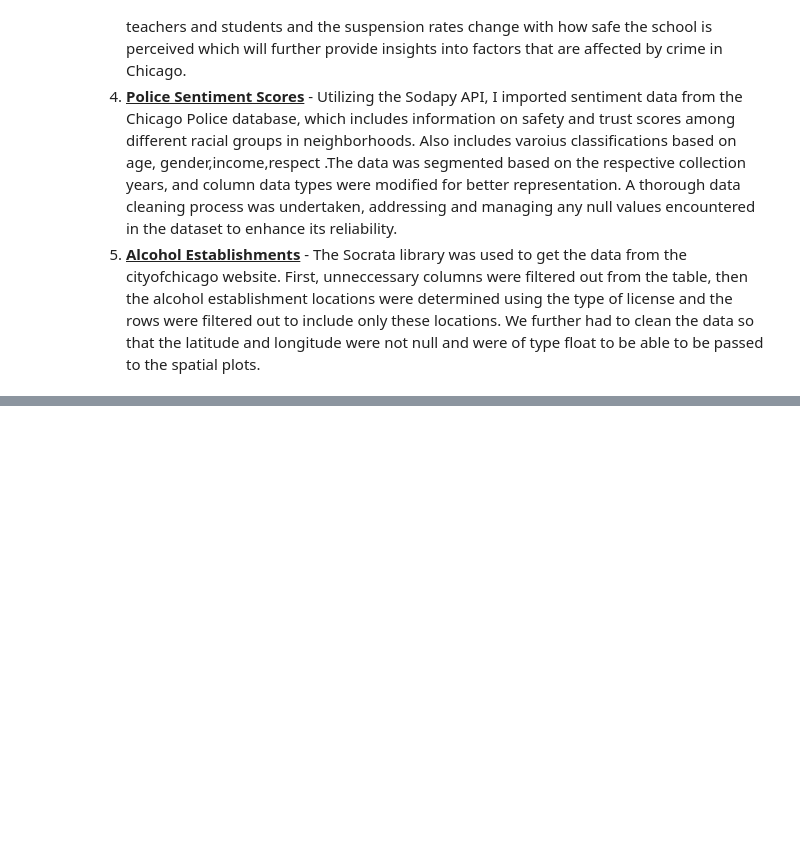
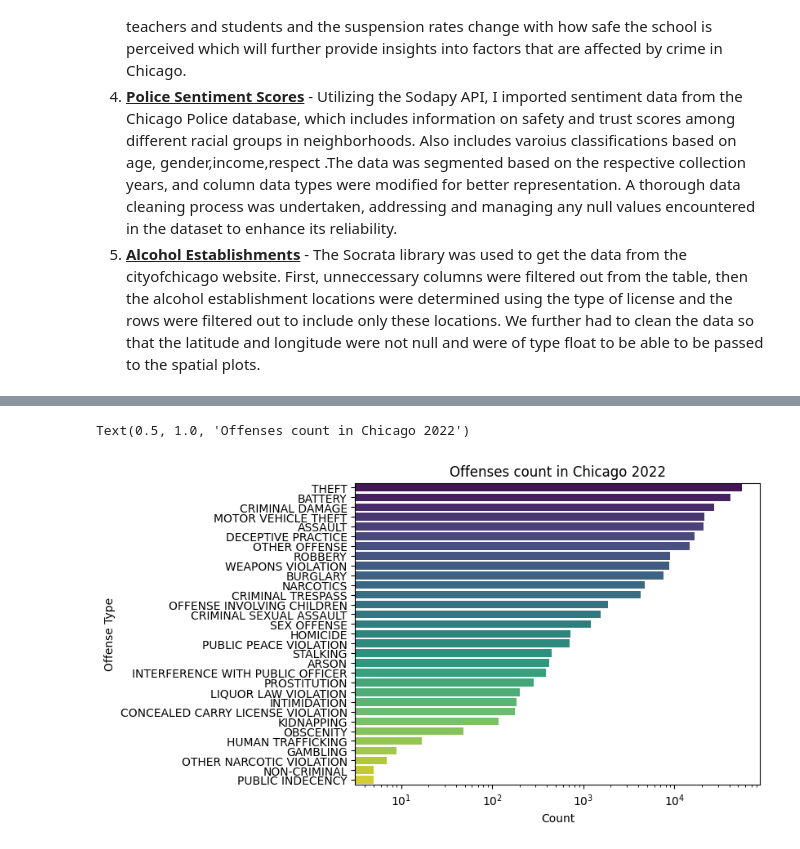
Before and after one commit to AayushG159/CS418-Crime-Root-Detectives, a Jupyter notebook: progress_report.ipynb, the cells around one changed output, grey strips where cells are left out. Saved outputs shown, nothing was run; the diff lists cells and outputs as text; code cells hidden in the pictures; blank space fills up the shorter version.

```diff
--- a/progress_report.ipynb
+++ b/progress_report.ipynb
@@ -20,0 +31,3 @@ One of the issues we faced was finding socio-economic data. The data that we fou
+# %%
+crimes_occurred = pd.read_csv('data/Crimes_2022.csv')
+crimes_occurred.head(5)
@@ -20,0 +53,3 @@ One of the issues we faced was finding socio-economic data. The data that we fou
+# %%
+crime_total = crimes_occurred.loc[:, ['Primary Type']].value_counts().reset_index(name='Count')
+crime_total
@@ -20,0 +74,8 @@ One of the issues we faced was finding socio-economic data. The data that we fou
+# %%
+axis = sns.barplot(crime_total, x='Count', y='Primary Type', palette='viridis')
+axis.set_xscale('log')
+axis.set_ylabel('Offense Type')
+axis.set_title('Offenses count in Chicago 2022')
+# %% [output]
+Text(0.5, 1.0, 'Offenses count in Chicago 2022')
+[figure, added]
```
Also changed, not shown: parts of 34 cells of this notebook.
